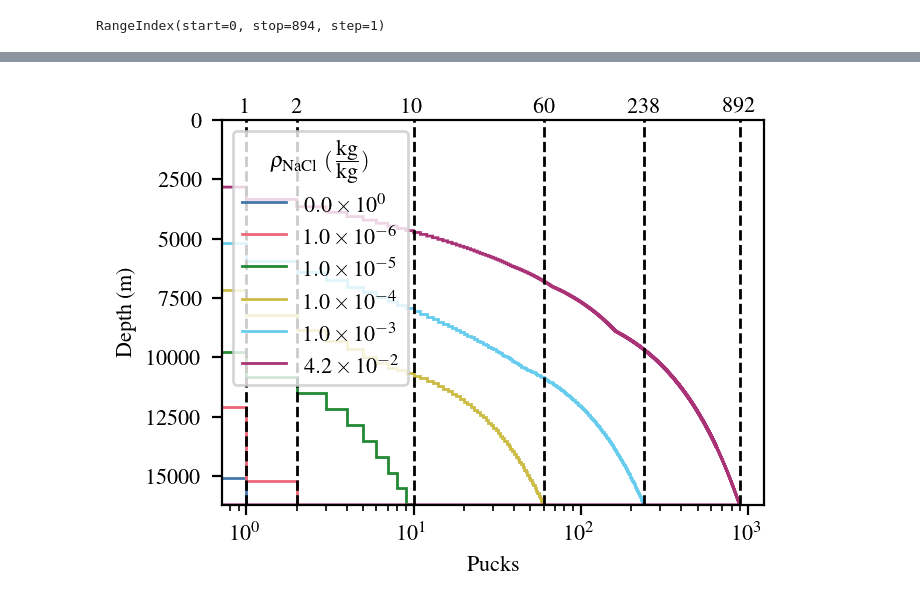
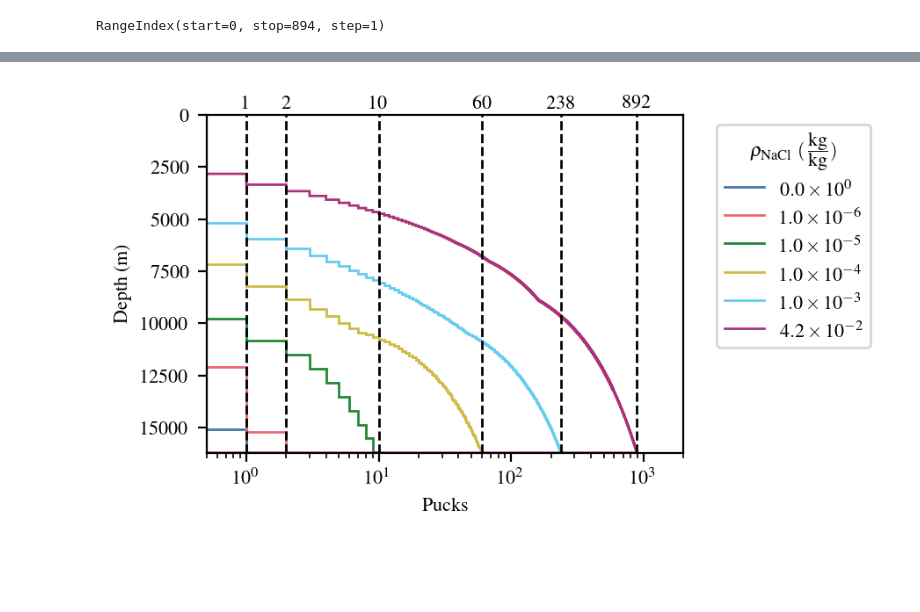
Before and after one commit to JSahliCU/Europan-Cryosphere-Puck-Estimator, a Jupyter notebook: plot_puck_deployment.ipynb, the cells around one changed output, grey strips where cells are left out. Saved outputs shown, nothing was run; the diff lists cells and outputs as text; code cells hidden in the pictures; blank space fills up the shorter version.

Commit message:
Added plots of puck deployment strategy

```diff
--- a/plot_puck_deployment.ipynb
+++ b/plot_puck_deployment.ipynb
@@ -100,19 +100,21 @@ Electron volt: 1.602176634e-19 J
 -987.654e3
 1.000e9
 # %%
-lb_sj_rho_salt0_df = pd.read_csv('2025-01-14_12-44-27/recorded_data_low_bandsub jovian point10000p0_txpwr1_porosity0p1_saltfraction0p0e+00.csv')
-lb_sj_rho_salt1e6_df = pd.read_csv('2025-01-14_12-44-27/recorded_data_low_bandsub jovian point10000p0_txpwr1_porosity0p1_saltfraction1p0e-06.csv')
-lb_sj_rho_salt1e5_df = pd.read_csv('2025-01-14_12-44-27/recorded_data_low_bandsub jovian point10000p0_txpwr1_porosity0p1_saltfraction1p0e-05.csv')
-lb_sj_rho_salt1e4_df = pd.read_csv('2025-01-14_12-44-27/recorded_data_low_bandsub jovian point10000p0_txpwr1_porosity0p1_saltfraction1p0e-04.csv')
-lb_sj_rho_salt1e3_df = pd.read_csv('2025-01-14_12-44-27/recorded_data_low_bandsub jovian point10000p0_txpwr1_porosity0p1_saltfraction1p0e-03.csv')
-lb_sj_rho_salt4p2e2_df = pd.read_csv('2025-01-14_12-44-27/recorded_data_low_bandsub jovian point10000p0_txpwr1_porosity0p1_saltfraction4p2e-02.csv')
+folder = '2025-01-27_15-52-25/'
 
-# hb_sj_rho_salt0_df = pd.read_csv('2025-01-14_12-44-27/recorded_data_high_bandsub jovian point10000p0_txpwr1_porosity0p1_saltfraction0p0e+00.csv')
-# hb_sj_rho_salt1e6_df = pd.read_csv('2025-01-14_12-44-27/recorded_data_high_bandsub jovian point10000p0_txpwr1_porosity0p1_saltfraction1p0e-06.csv')
-# hb_sj_rho_salt1e5_df = pd.read_csv('2025-01-14_12-44-27/recorded_data_high_bandsub jovian point10000p0_txpwr1_porosity0p1_saltfraction1p0e-05.csv')
-# hb_sj_rho_salt1e4_df = pd.read_csv('2025-01-14_12-44-27/recorded_data_high_bandsub jovian point10000p0_txpwr1_porosity0p1_saltfraction1p0e-04.csv')
-# hb_sj_rho_salt1e3_df = pd.read_csv('2025-01-14_12-44-27/recorded_data_high_bandsub jovian point10000p0_txpwr1_porosity0p1_saltfraction1p0e-03.csv')
-# hb_sj_rho_salt4p2e2_df = pd.read_csv('2025-01-14_12-44-27/recorded_data_high_bandsub jovian point10000p0_txpwr1_porosity0p1_saltfraction4p2e-02.csv')
+lb_sj_rho_salt0_df = pd.read_csv(folder + 'puck_placements_low_band_sub jovian point10000p0_txpwr1_porosity0p1_saltfraction0p0e+00.csv')
+lb_sj_rho_salt1e6_df = pd.read_csv(folder + 'puck_placements_low_band_sub jovian point10000p0_txpwr1_porosity0p1_saltfraction1p0e-06.csv')
+lb_sj_rho_salt1e5_df = pd.read_csv(folder + 'puck_placements_low_band_sub jovian point10000p0_txpwr1_porosity0p1_saltfraction1p0e-05.csv')
+lb_sj_rho_salt1e4_df = pd.read_csv(folder + 'puck_placements_low_band_sub jovian point10000p0_txpwr1_porosity0p1_saltfraction1p0e-04.csv')
+lb_sj_rho_salt1e3_df = pd.read_csv(folder + 'puck_placements_low_band_sub jovian point10000p0_txpwr1_porosity0p1_saltfraction1p0e-03.csv')
+lb_sj_rho_salt4p2e2_df = pd.read_csv(folder + 'puck_placements_low_band_sub jovian point10000p0_txpwr1_porosity0p1_saltfraction4p2e-02.csv')
+
+hb_sj_rho_salt0_df = pd.read_csv(folder + 'puck_placements_high_band_sub jovian point10000p0_txpwr1_porosity0p1_saltfraction0p0e+00.csv')
+hb_sj_rho_salt1e6_df = pd.read_csv(folder + 'puck_placements_high_band_sub jovian point10000p0_txpwr1_porosity0p1_saltfraction1p0e-06.csv')
+hb_sj_rho_salt1e5_df = pd.read_csv(folder + 'puck_placements_high_band_sub jovian point10000p0_txpwr1_porosity0p1_saltfraction1p0e-05.csv')
+hb_sj_rho_salt1e4_df = pd.read_csv(folder + 'puck_placements_high_band_sub jovian point10000p0_txpwr1_porosity0p1_saltfraction1p0e-04.csv')
+hb_sj_rho_salt1e3_df = pd.read_csv(folder + 'puck_placements_high_band_sub jovian point10000p0_txpwr1_porosity0p1_saltfraction1p0e-03.csv')
+hb_sj_rho_salt4p2e2_df = pd.read_csv(folder + 'puck_placements_high_band_sub jovian point10000p0_txpwr1_porosity0p1_saltfraction4p2e-02.csv')
 # %%
 # Data from the dataset
 max_depth = 16200  # Maximum value for the vertical line
@@ -167,41 +349,42 @@ max_depth = 16200  # Maximum value for the vertical line
 fig = plt.figure(figsize=(3.5,2.5))
 
 dfs = [
-    lb_sj_rho_salt0_df,
-    lb_sj_rho_salt1e6_df,
-    lb_sj_rho_salt1e5_df,
-    lb_sj_rho_salt1e4_df,
-    lb_sj_rho_salt1e3_df,
-    lb_sj_rho_salt4p2e2_df]
+    lb_ao_rho_salt0_df,
+    lb_ao_rho_salt1e6_df,
+    lb_ao_rho_salt1e5_df,
+    lb_ao_rho_salt1e4_df,
+    lb_ao_rho_salt1e3_df,
+    lb_ao_rho_salt4p2e2_df]
 labels = [
     r'$0.0\times10^{0}$',
     r'$1.0\times10^{-6}$',
     r'$1.0\times10^{-5}$',
     r'$1.0\times10^{-4}$',
     r'$1.0\times10^{-3}$',
     r'$4.2\times10^{-2}$']
 
 i = 0
 # previous_y = 0
 for label, df, color, pattern, label in zip(labels, dfs,
     ['#4477AA', '#EE6677', '#228833', '#CCBB44', '#66CCEE', '#AA3377', 'black'],
     ['-', '--', ':', '-.', '-', '--', ':'], labels):
 
     depths = df['Placement Depth (m)']
     plt.stairs(df.index[:-1], depths, label=label,
         orientation='horizontal', color=color, linestyle='-')
     plt.axvline(x=df.index[-2], color='black', linestyle='--')
     plt.text(df.index[-2], -100, f'{df.index[-2]}', color='black',
              va='bottom', ha='center', fontsize=8)
     i += 1
 
 plt.ylabel('Depth (m)')
 plt.ylim(max_depth, 0)
 
 plt.xscale('log')
+plt.xlim(0.5, 2e3)
 plt.xlabel('Pucks')
-plt.legend(title=r'$\rho_{\rm{NaCl}}$ $(\frac{\textrm{kg}}{\textrm{kg}})$')
+plt.legend(title=r'$\rho_{\rm{NaCl}}$ $(\frac{\textrm{kg}}{\textrm{kg}})$', bbox_to_anchor=(1.05, 1), loc='upper left')
 # Show the plot
 plt.show()
 # %% [output]
-[figure, old version]
+[figure, new version]
```
Also changed, not shown: parts of 8 cells of this notebook, 24 other files.
